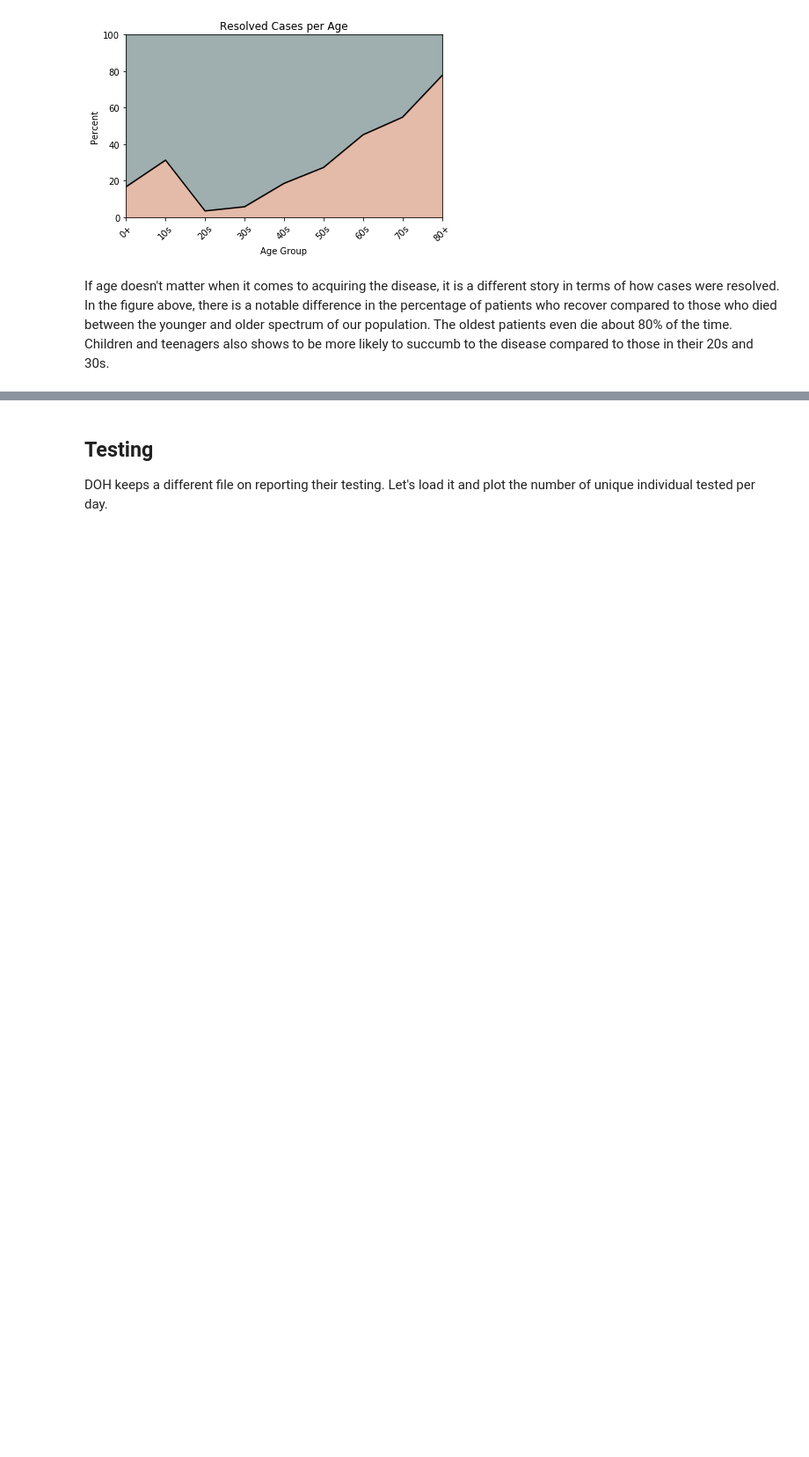
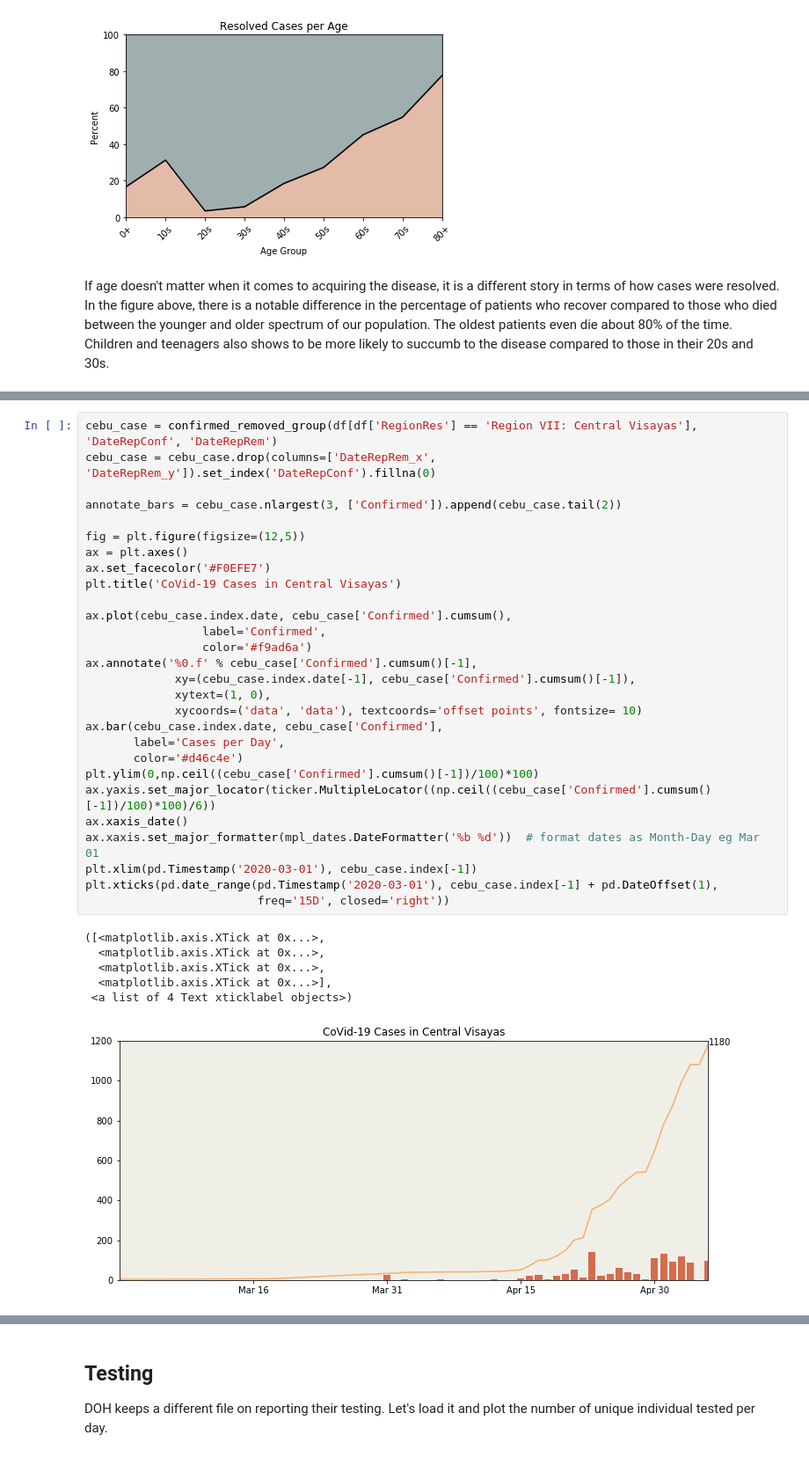
Before and after one commit to jpcajanding/Covid-19-Visualizations, a Jupyter notebook: philippines_charts.ipynb, the cells around one changed output, grey strips where cells are left out. Shown at 88% size. Saved outputs shown, nothing was run; the diff lists cells and outputs as text; blank space fills up the shorter version.

```diff
--- a/philippines_charts.ipynb
+++ b/philippines_charts.ipynb
@@ -345,0 +416,35 @@ If age doesn't matter when it comes to acquiring the disease, it is a different
+# %%
+cebu_case = confirmed_removed_group(df[df['RegionRes'] == 'Region VII: Central Visayas'], 'DateRepConf', 'DateRepRem')
+cebu_case = cebu_case.drop(columns=['DateRepRem_x', 'DateRepRem_y']).set_index('DateRepConf').fillna(0)
+
+annotate_bars = cebu_case.nlargest(3, ['Confirmed']).append(cebu_case.tail(2))
+
+fig = plt.figure(figsize=(12,5))
+ax = plt.axes()
+ax.set_facecolor('#F0EFE7')
+plt.title('CoVid-19 Cases in Central Visayas')
+
+ax.plot(cebu_case.index.date, cebu_case['Confirmed'].cumsum(),
+                 label='Confirmed',
+                 color='#f9ad6a')
+ax.annotate('%0.f' % cebu_case['Confirmed'].cumsum()[-1],
+             xy=(cebu_case.index.date[-1], cebu_case['Confirmed'].cumsum()[-1]),
+             xytext=(1, 0),
+             xycoords=('data', 'data'), textcoords='offset points', fontsize= 10)
+ax.bar(cebu_case.index.date, cebu_case['Confirmed'],
+       label='Cases per Day',
+       color='#d46c4e')
+plt.ylim(0,np.ceil((cebu_case['Confirmed'].cumsum()[-1])/100)*100)
+ax.yaxis.set_major_locator(ticker.MultipleLocator((np.ceil((cebu_case['Confirmed'].cumsum()[-1])/100)*100)/6))
+ax.xaxis_date()
+ax.xaxis.set_major_formatter(mpl_dates.DateFormatter('%b %d'))  # format dates as Month-Day eg Mar 01
+plt.xlim(pd.Timestamp('2020-03-01'), cebu_case.index[-1])
+plt.xticks(pd.date_range(pd.Timestamp('2020-03-01'), cebu_case.index[-1] + pd.DateOffset(1),
+                         freq='15D', closed='right'))
+# %% [output]
+([<matplotlib.axis.XTick at 0x...>,
+  <matplotlib.axis.XTick at 0x...>,
+  <matplotlib.axis.XTick at 0x...>,
+  <matplotlib.axis.XTick at 0x...>],
+ <a list of 4 Text xticklabel objects>)
+[figure, added]
```
Also changed, not shown: parts of 12 cells of this notebook, 1 other file.
